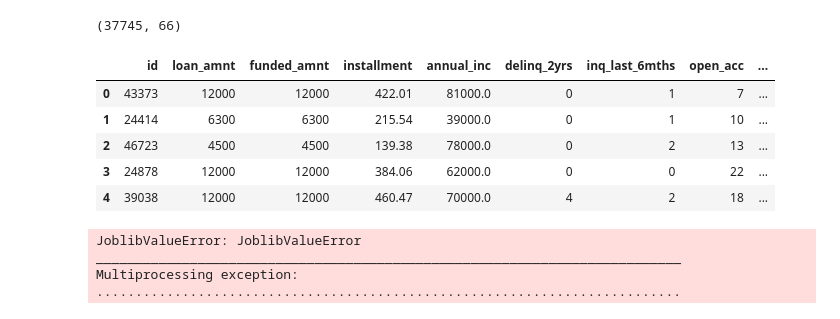
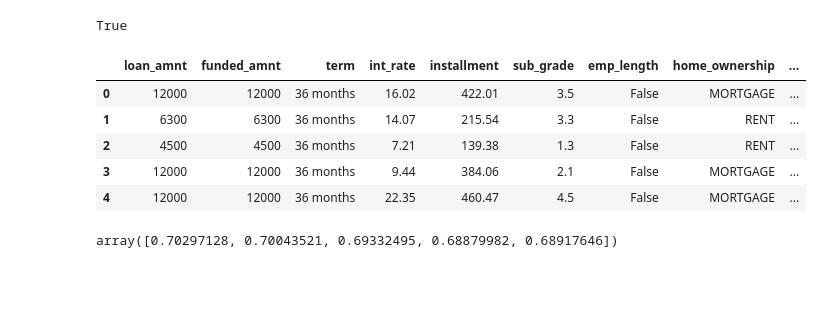
Before and after one commit to rick1270/DS-Unit-4-Sprint-1-Tree-Ensembles, a Jupyter notebook: Kaggle_Data/Lending_Club_Charge_Off_Project.ipynb, the cells around one changed output. Cells and saved outputs as stored; diff of their text form; code cells hidden in the pictures; blank space fills up the shorter version.

```diff
--- a/Kaggle_Data/Lending_Club_Charge_Off_Project.ipynb
+++ b/Kaggle_Data/Lending_Club_Charge_Off_Project.ipynb
@@ -37,26 +138,25 @@ X_train = X_train.dropna(axis=1, how='any')
+# %%
+null_counts = X_train.isnull().sum()
+all(null_counts == 0)
+# %% [output]
+True
 # %%
-X_train.shape
+X_train.head()
 # %% [output]
-(37745, 66)
+|  | loan_amnt | funded_amnt | term | int_rate | installment | sub_grade | emp_length | home_ownership | ... |
+| 0 | 12000 | 12000 | 36 months | 16.02 | 422.01 | 3.5 | False | MORTGAGE | ... |
+| 1 | 6300 | 6300 | 36 months | 14.07 | 215.54 | 3.3 | False | RENT | ... |
+| 2 | 4500 | 4500 | 36 months | 7.21 | 139.38 | 1.3 | False | RENT | ... |
+| 3 | 12000 | 12000 | 36 months | 9.44 | 384.06 | 2.1 | False | MORTGAGE | ... |
+| 4 | 12000 | 12000 | 36 months | 22.35 | 460.47 | 4.5 | False | MORTGAGE | ... |
-# %%
-X_train = X_train.select_dtypes(include=['float64', 'int'])
-X_train.head()
-# %% [output]
-|  | id | loan_amnt | funded_amnt | installment | annual_inc | delinq_2yrs | inq_last_6mths | open_acc | ... |
-| 0 | 43373 | 12000 | 12000 | 422.01 | 81000.0 | 0 | 1 | 7 | ... |
-| 1 | 24414 | 6300 | 6300 | 215.54 | 39000.0 | 0 | 1 | 10 | ... |
-| 2 | 46723 | 4500 | 4500 | 139.38 | 78000.0 | 0 | 2 | 13 | ... |
-| 3 | 24878 | 12000 | 12000 | 384.06 | 62000.0 | 0 | 0 | 22 | ... |
-| 4 | 39038 | 12000 | 12000 | 460.47 | 70000.0 | 4 | 2 | 18 | ... |
 # %%
+# Decision Tree
+
 pipe = make_pipeline(
-    ce.OneHotEncoder(use_cat_names=True),
-    DecisionTreeClassifier(max_depth=2)
+    ce.OrdinalEncoder(),
+    DecisionTreeClassifier(max_depth=5, class_weight='balanced')
 )
 
-cross_val_score(pipe, X_train, y_train, cv=5, scoring='roc_auc', n_jobs=-1)
+cross_val_score(pipe, X_train, y_train, cv=5, scoring='roc_auc')
 # %% [output]
-JoblibValueError: JoblibValueError
-___________________________________________________________________________
-Multiprocessing exception:
-...........................................................................
+array([0.70297128, 0.70043521, 0.69332495, 0.68879982, 0.68917646])
```
Also changed, not shown: parts of 12 cells of this notebook, 4 other files.
